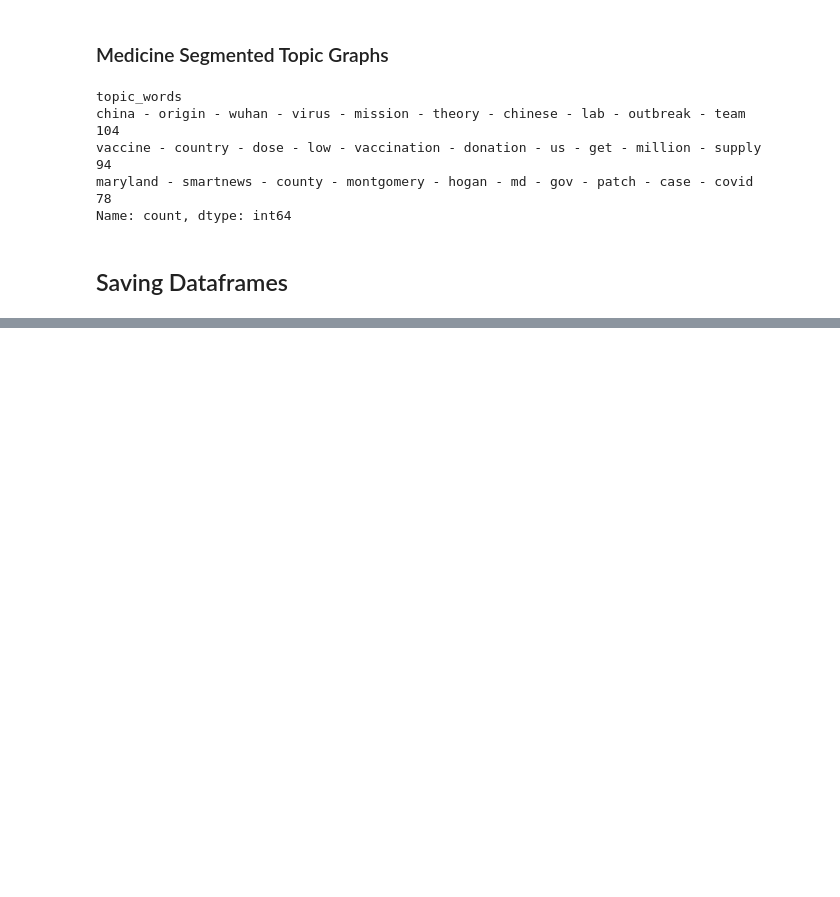
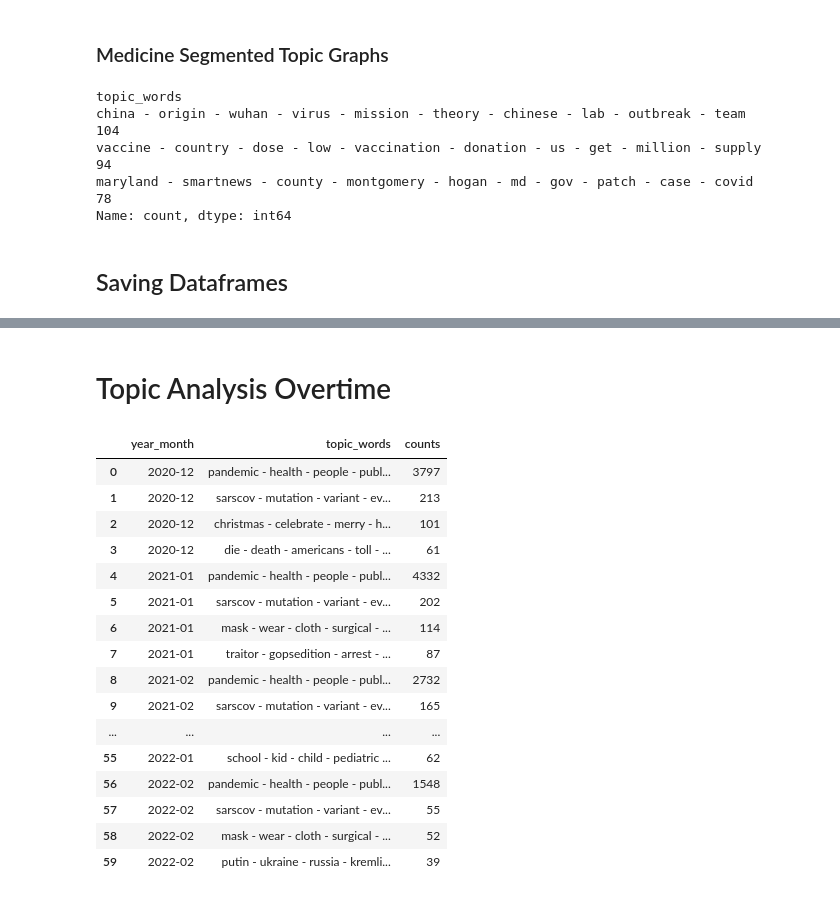
Before and after one commit to janthonas/Vaccine-Tweet-Modelling, a Jupyter notebook: data_analysis/Topic Analysis.ipynb, the cells around one changed output, grey strips where cells are left out. Drawn from its saved outputs; the diff is of its cells as text; code cells hidden in the pictures; blank space fills up the shorter version.

Commit message:
started topic analysis overtime

```diff
--- a/data_analysis/Topic Analysis.ipynb
+++ b/data_analysis/Topic Analysis.ipynb
@@ -225,0 +220,30 @@ treatments_words = []
+# %% [markdown]
+# Topic Analysis Overtime
+# %%
+network_data['timestamp'] = pd.to_datetime(network_data['Relationship Date (UTC)'])
+network_data['year_month'] = network_data['timestamp'].dt.to_period('M')
+# %%
+top_topics = 4
+# %%
+network_data_grouped = network_data.groupby(['year_month', 'topic_words']).size().reset_index(name='counts')
+top_network_topics_per_month = network_data_grouped.groupby('year_month').apply(lambda x: x.nlargest(top_topics, 'counts')).reset_index(drop=True)
+# %%
+top_network_topics_per_month
+# %% [output]
+|  | year_month | topic_words | counts |
+| 0 | 2020-12 | pandemic - health - people - publ... | 3797 |
+| 1 | 2020-12 | sarscov - mutation - variant - ev... | 213 |
+| 2 | 2020-12 | christmas - celebrate - merry - h... | 101 |
+| 3 | 2020-12 | die - death - americans - toll - ... | 61 |
+| 4 | 2021-01 | pandemic - health - people - publ... | 4332 |
+| 5 | 2021-01 | sarscov - mutation - variant - ev... | 202 |
+| 6 | 2021-01 | mask - wear - cloth - surgical - ... | 114 |
+| 7 | 2021-01 | traitor - gopsedition - arrest - ... | 87 |
+| 8 | 2021-02 | pandemic - health - people - publ... | 2732 |
+| 9 | 2021-02 | sarscov - mutation - variant - ev... | 165 |
+| ... | ... | ... | ... |
+| 55 | 2022-01 | school - kid - child - pediatric ... | 62 |
+| 56 | 2022-02 | pandemic - health - people - publ... | 1548 |
+| 57 | 2022-02 | sarscov - mutation - variant - ev... | 55 |
+| 58 | 2022-02 | mask - wear - cloth - surgical - ... | 52 |
+| 59 | 2022-02 | putin - ukraine - russia - kremli... | 39 |
```
Also changed, not shown: parts of 2 cells of this notebook, 1 other file.
